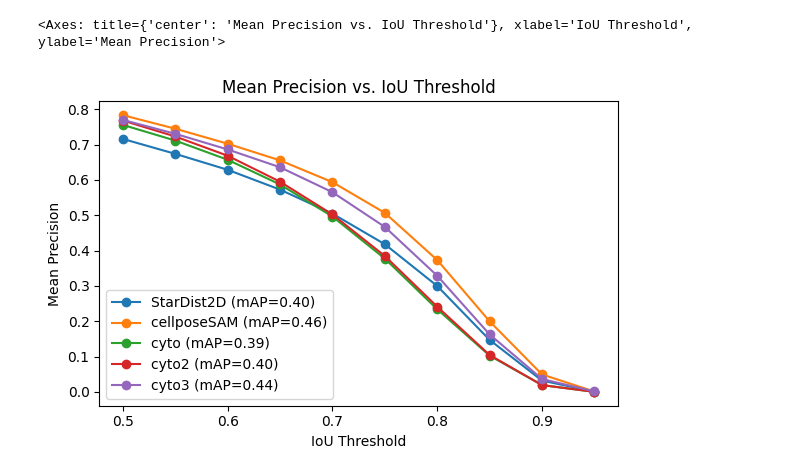
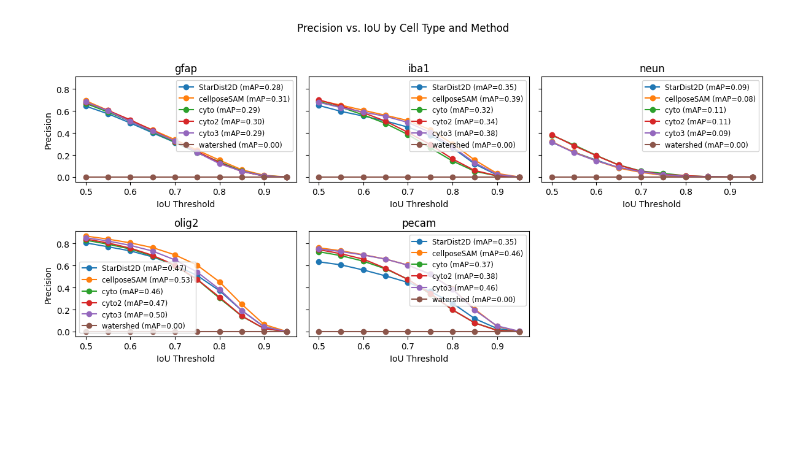
Before and after one commit to liangyou03/ifimage, a Jupyter notebook: evaluation_nuclei.ipynb, the cells around one changed output. Cells and saved outputs as stored; diff of their text form; code cells hidden in the pictures; blank space fills up the shorter version.

```diff
--- a/evaluation_nuclei.ipynb
+++ b/evaluation_nuclei.ipynb
@@ -10,8 +10,12 @@ import pickle
 import os
 import numpy as np
 from stardist.matching import matching
-image_dir = "/home/liy121/ifimage/Reorgnized Ground Truth"
-dataset = ifimage_tools.IfImageDataset(image_dir, "/home/liy121/ifimage/merged_mask", {})
+import os
+import numpy as np
+from stardist.matching import matching
+image_dir = "Reorgnized Ground Truth"
+masks_dir = "merged_mask"
+dataset = ifimage_tools.IfImageDataset(image_dir, masks_dir,"/home/liy121/ifimage/cell_masks", {})
 dataset.load_data()
 old_version_sample_ids = ["6390", "8408", "8406", "8405v2", "8405", "8407"]
 for sample_id in old_version_sample_ids:
@@ -126,5 +156,10 @@ def plot_precision_iou(df,
 # %%
-plot_precision_iou(df_nuc[df_nuc["method"]!="watershed"])
+# Overall across all samples:
+#fig1, ax1 = plot_precision_iou(df_nuc)
+#plt.show()
+
+# By cell type (five subplots if you have five celltypes):
+fig2, axes2 = plot_precision_by_celltype(df_nuc)
+plt.show()
 # %% [output]
-<Axes: title={'center': 'Mean Precision vs. IoU Threshold'}, xlabel='IoU Threshold', ylabel='Mean Precision'>
-[figure, old version]
+[figure, new version]
```
Also changed, not shown: parts of 3 cells of this notebook, 10 other files.
